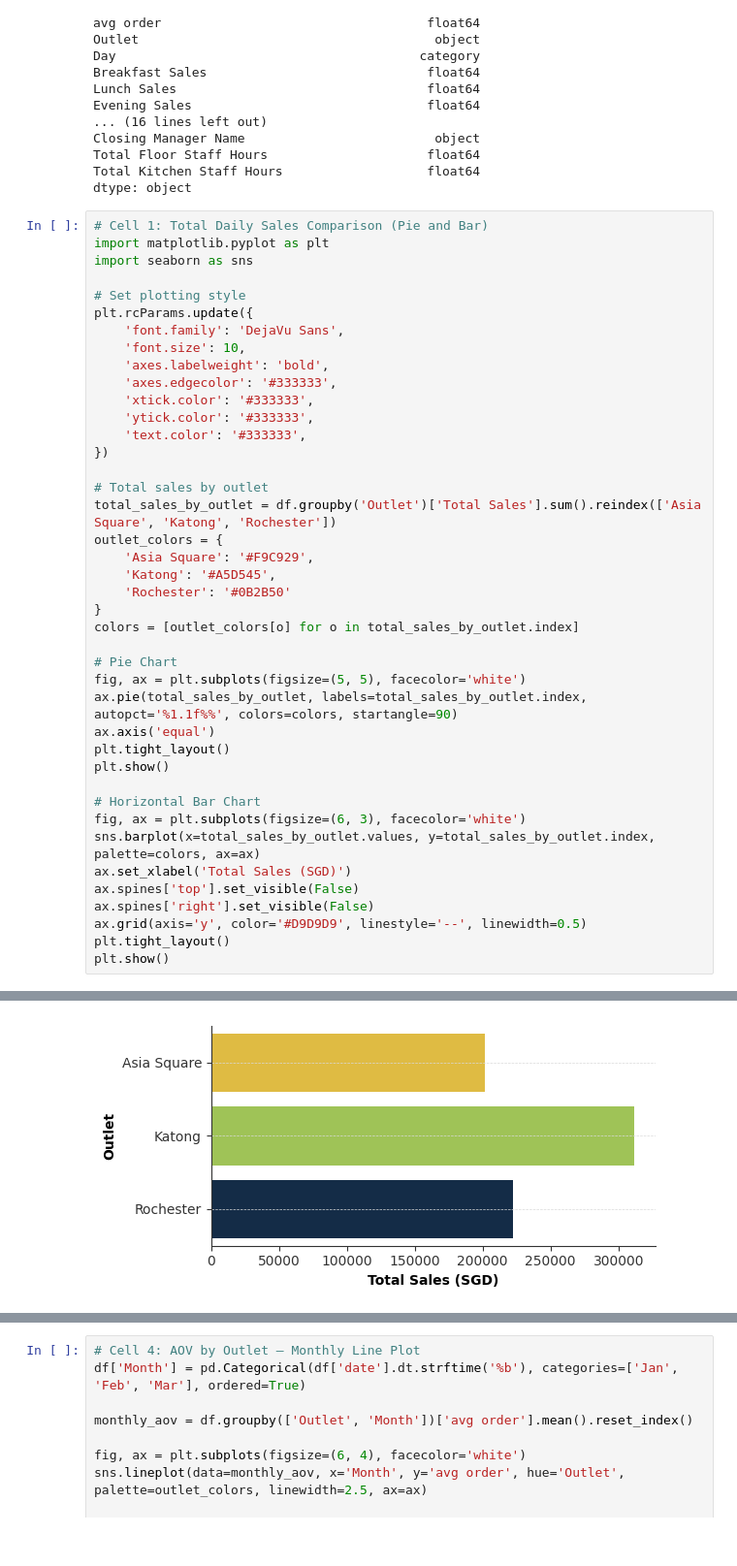
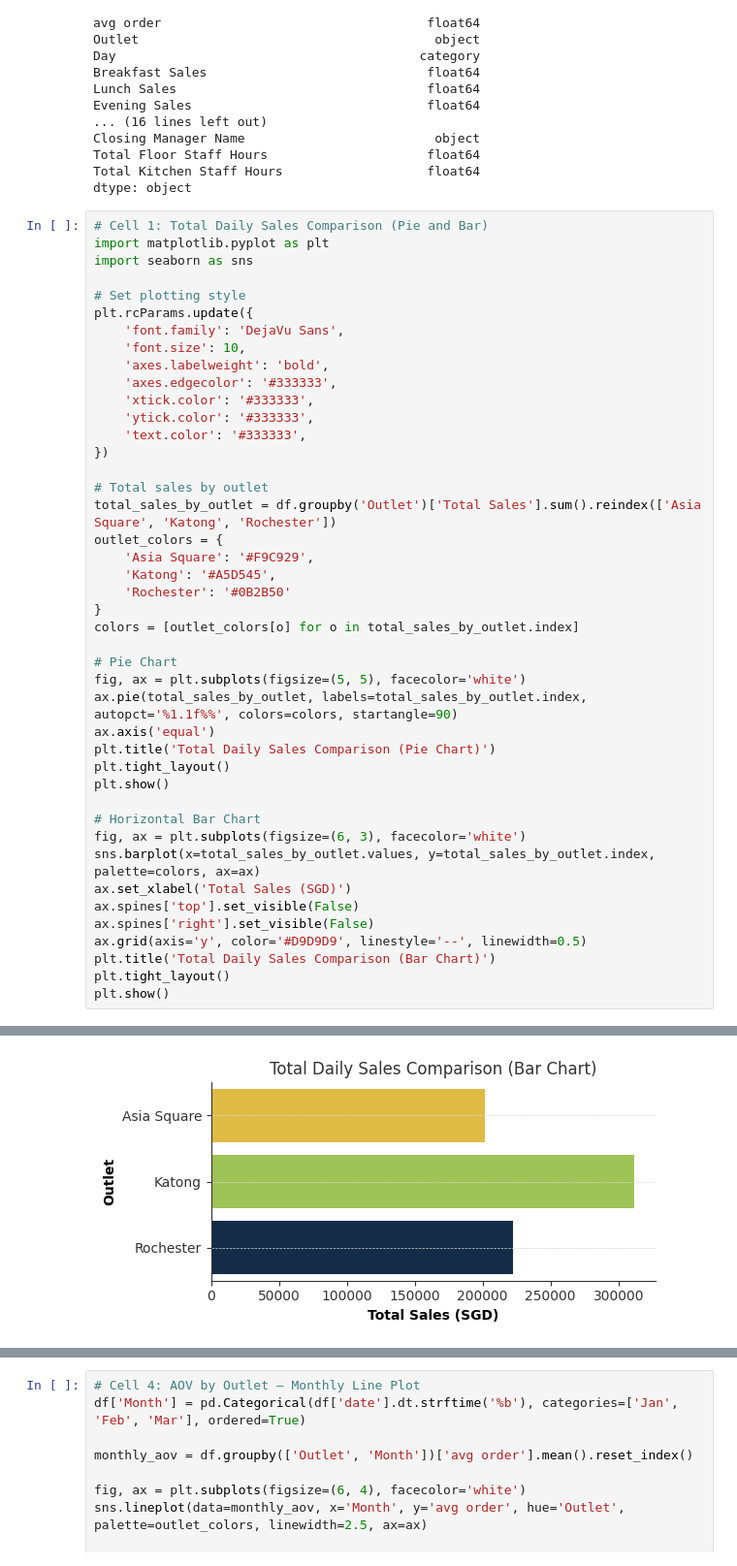
Before and after one commit to shikivaahan/Picotin, a Jupyter notebook: reporting.ipynb, the cells around one changed output, grey strips where cells are left out. Shown at 97% size. Saved outputs shown, nothing was run; the diff lists cells and outputs as text.

```diff
--- a/reporting.ipynb
+++ b/reporting.ipynb
@@ -174,6 +174,7 @@ colors = [outlet_colors[o] for o in total_sales_by_outlet.index]
 fig, ax = plt.subplots(figsize=(5, 5), facecolor='white')
 ax.pie(total_sales_by_outlet, labels=total_sales_by_outlet.index, autopct='%1.1f%%', colors=colors, startangle=90)
 ax.axis('equal')
+plt.title('Total Daily Sales Comparison (Pie Chart)')
 plt.tight_layout()
 plt.show()
 
@@ -184,6 +185,7 @@ ax.set_xlabel('Total Sales (SGD)')
 ax.spines['top'].set_visible(False)
 ax.spines['right'].set_visible(False)
 ax.grid(axis='y', color='#D9D9D9', linestyle='--', linewidth=0.5)
+plt.title('Total Daily Sales Comparison (Bar Chart)')
 plt.tight_layout()
 plt.show()
 # %% [output]
@@ -191,7 +193,7 @@ plt.show()
 Passing `palette` without assigning `hue` is deprecated and will be removed in v0.14.0. Assign the `y` variable to `hue` and set `legend=False` for the same effect.
 
   sns.barplot(x=total_sales_by_outlet.values, y=total_sales_by_outlet.index, palette=colors, ax=ax)
-[figure, old version]
+[figure, new version]
 # %%
 # Cell 2: Revenue by Category (Food vs Drinks)
 category_totals = df[['total_food', 'total_drinks']].sum()
```
Also changed, not shown: parts of 6 cells of this notebook.
